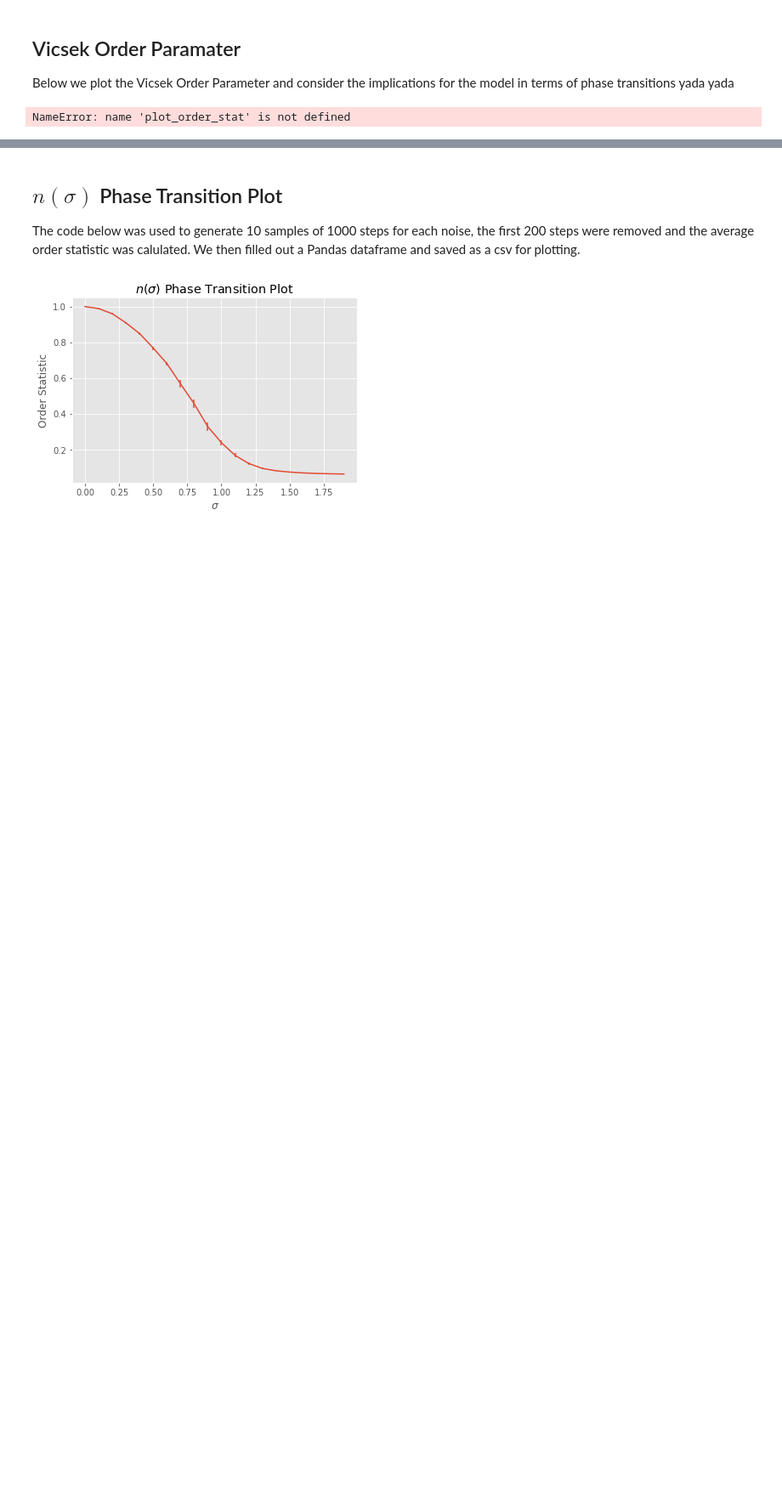
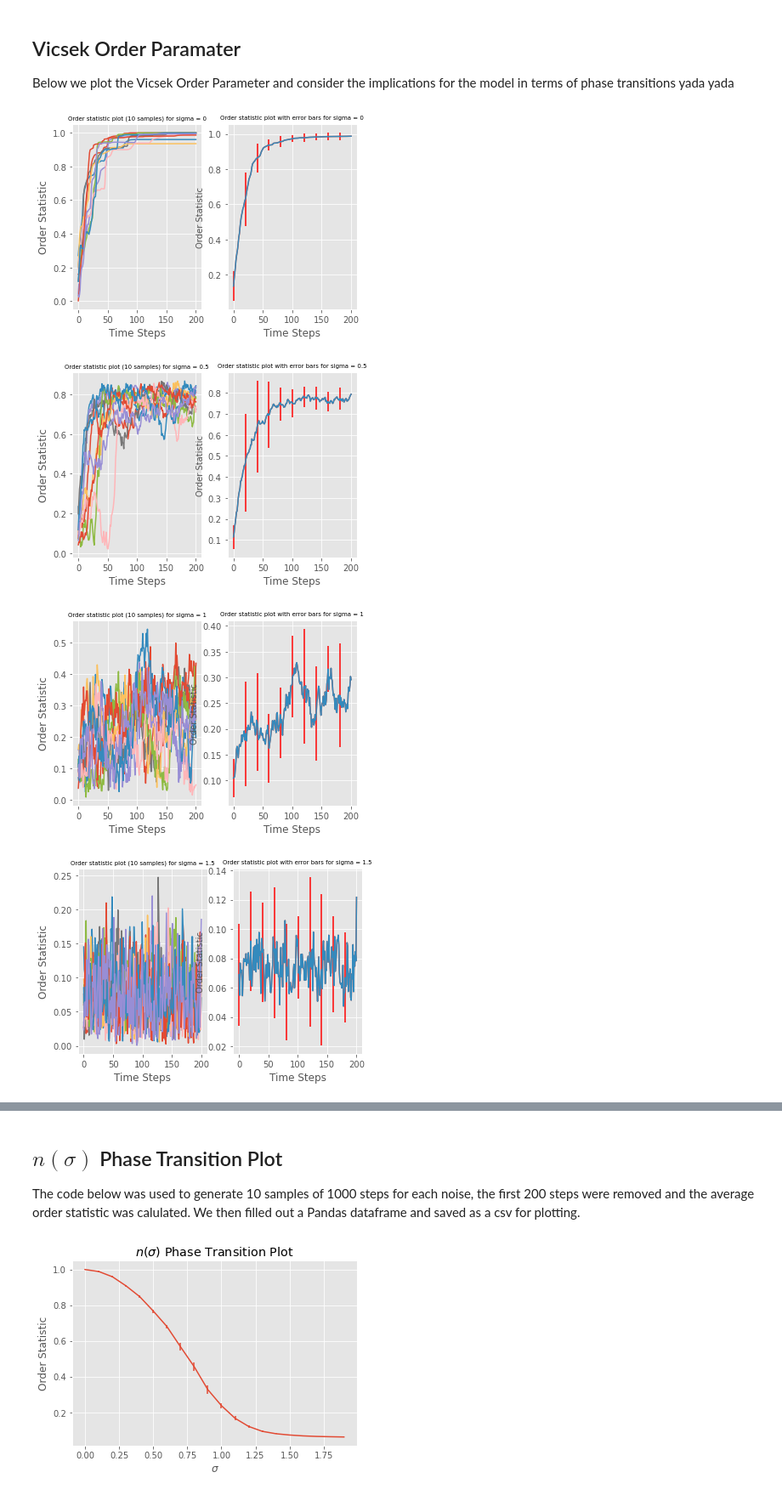
Before and after one commit to bennm37/vicsek-model-group3, a Jupyter notebook: Flocking Behaviour.ipynb, the cells around one changed output, grey strips where cells are left out. Shown at 85% size. Drawn from its saved outputs; the diff is of its cells as text; code cells hidden in the pictures; blank space fills up the shorter version.

Commit message:
error bar plots

```diff
--- a/Flocking Behaviour.ipynb
+++ b/Flocking Behaviour.ipynb
@@ -45,20 +41,30 @@ def plot_order_stat(sigma,B=10,T=200):
     for i in range(B):
         ts[i],vops[i] = f.plot_order_stat(1,T,sigma,display=False,plot=False)
         f.reset()
-    fig,ax = plt.subplots()
-    ax.title()
-    ax.plot(ts[0],vops.transpose())
+    fig,(ax1,ax2) = plt.subplots(1,2)
+    ax1.plot(ts[0],vops.transpose())
+    ax1.set_ylabel('Order Statistic')
+    ax1.set_xlabel('Time Steps')
+    ax1.set_title(f'Order statistic plot (10 samples) for sigma = {sigma}',fontsize=7)
+    ax2.plot(ts[0],np.mean(vops.transpose(),axis=1))
+    yerr = np.std(vops.transpose(),axis=1)
+    ax2.errorbar(ts[0],np.mean(vops.transpose(),axis=1),
+            xerr=0,
+            yerr=yerr,
+            errorevery=20,
+            ecolor = 'r')
+    ax2.set_ylabel('Order Statistic',fontsize = 10)
+    ax2.set_xlabel('Time Steps')
+    ax2.set_title(f'Order statistic plot with error bars for sigma = {sigma}',fontsize=7)
-# %%
-##TODO lay these out nicely, (think rc params helps check it out). add xlabels,ylabels,titles, maybe legend (but probs not necessary)
-##TODO plots with error bars
-##TODO analysis of plots +phase transition stuff
-##TODO if we could layout 5 plots with 5 animations side by side that would be epic
-
-
-plot_order_stat(0)
-# plot_order_stat(0.2)
-# plot_order_stat(0.4)
-# plot_order_stat(0.6)
-# plot_order_stat(0.8)
-# %% [output]
-NameError: name 'plot_order_stat' is not defined
+# %%
+
+plot_order_stat(0)
+plot_order_stat(0.5)
+plot_order_stat(1)
+plot_order_stat(1.5)
+plot_order_stat(2)
+# %% [output]
+[figure, added]
+[figure, added]
+[figure, added]
+[figure, added]
```
Also changed, not shown: parts of 5 cells of this notebook.
